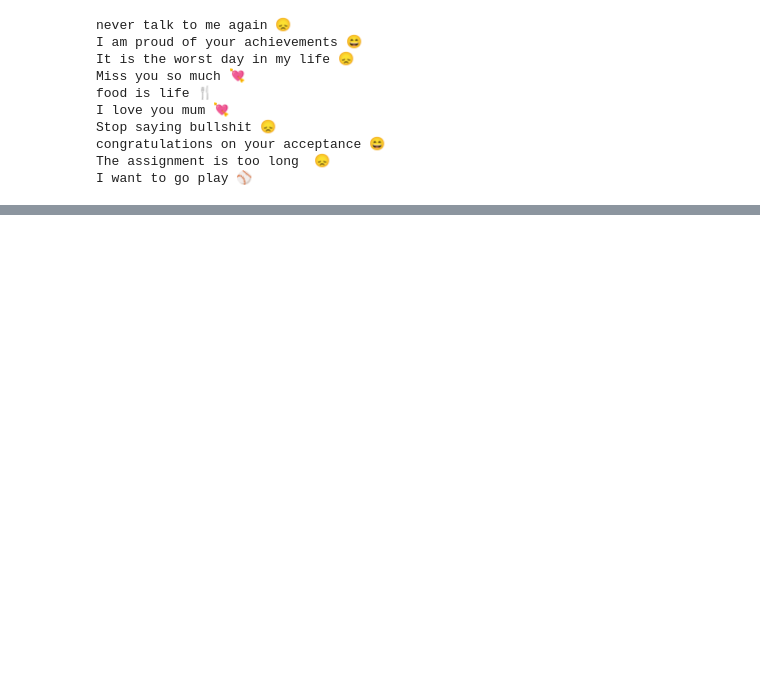
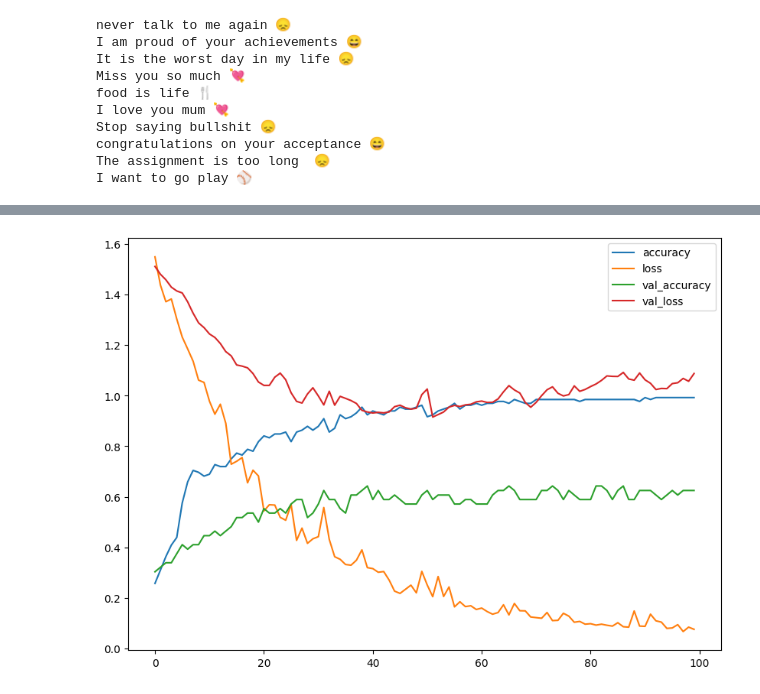
Before and after one commit to strcoder4007/Machine-Learning-Deep-Learning-Practice, a Jupyter notebook: emojifier/emojifier.ipynb, the cells around one changed output, grey strips where cells are left out. Drawn from its saved outputs; the diff is of its cells as text; code cells hidden in the pictures; blank space fills up the shorter version.

Commit message:
Emojifier complete

```diff
--- a/emojifier/emojifier.ipynb
+++ b/emojifier/emojifier.ipynb
@@ -50,0 +72,19 @@ I want to go play ⚾
+# %%
+word_to_index, index_to_word, word_to_vec_map = read_glove_vecs('../../datasets/glove.6B.50d.txt')
+# %%
+def embed_sentences(sentence):
+    counter = 0
+    words = sentence.lower().split()
+    embedding = np.zeros((50,))
+    for w in words:
+        if w in list(word_to_vec_map.keys()):
+            counter += 1
+            embedding += word_to_vec_map[w]
+    if counter > 0:
+        embedding /= counter
+    return embedding
+# %%
+X_train_embed = np.array([embed_sentences(x) for x in X_train])
+X_test_embed = np.array([embed_sentences(x) for x in X_test])
+
+X_train_embed.shape, Y_train.shape
@@ -50,0 +93,9 @@ I want to go play ⚾
+# %%
+emoji_model = tf.keras.models.Sequential([
+    tf.keras.layers.Dense(128, input_shape=(50,), activation='relu'),
+    tf.keras.layers.Dense(64, activation='relu'),
+    tf.keras.layers.Dense(5, activation='softmax')
+])
+
+emoji_model.compile(optimizer='adam', loss='sparse_categorical_crossentropy', metrics=['accuracy'])
+history = emoji_model.fit(X_train_embed, Y_train, epochs=100, batch_size=32, shuffle=True, validation_data=(X_test_embed, Y_test), verbose=1)
@@ -50,0 +137,5 @@ I want to go play ⚾
+# %%
+history_dict = history.history
+graph = pd.DataFrame(history_dict).plot(figsize=(10, 7))
+# %% [output]
+[figure, added]
```
Also changed, not shown: parts of 5 cells of this notebook, 1 other file.
